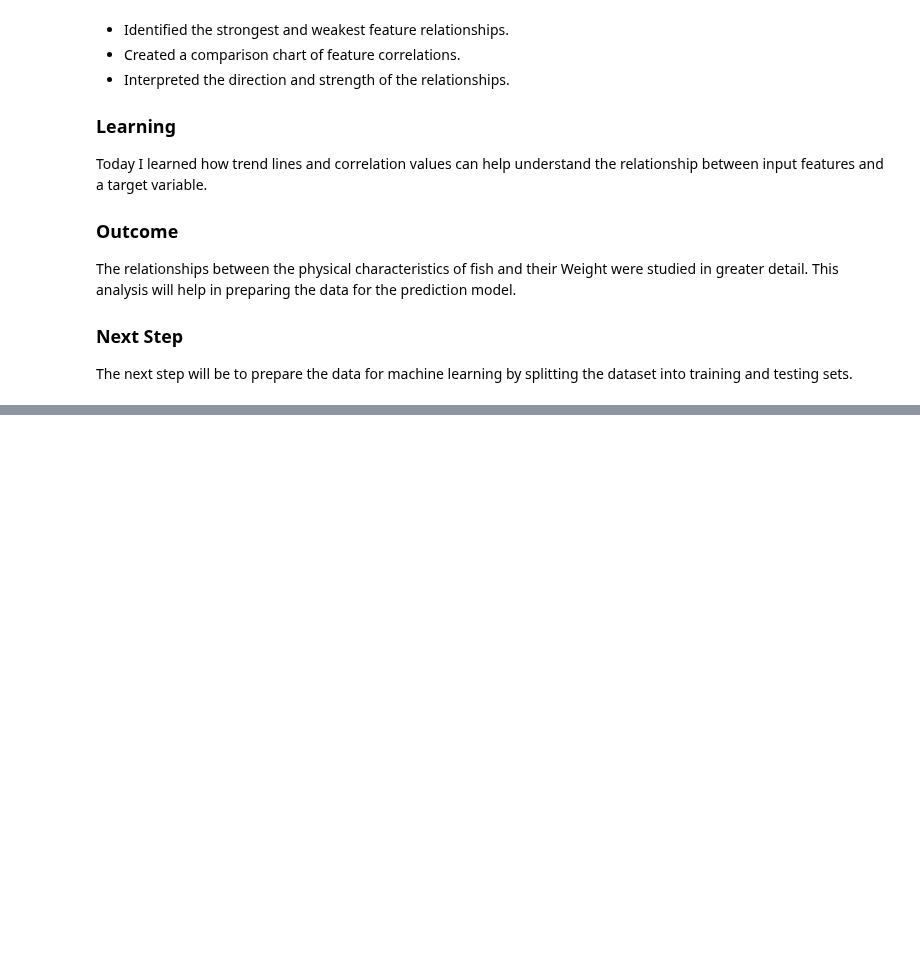
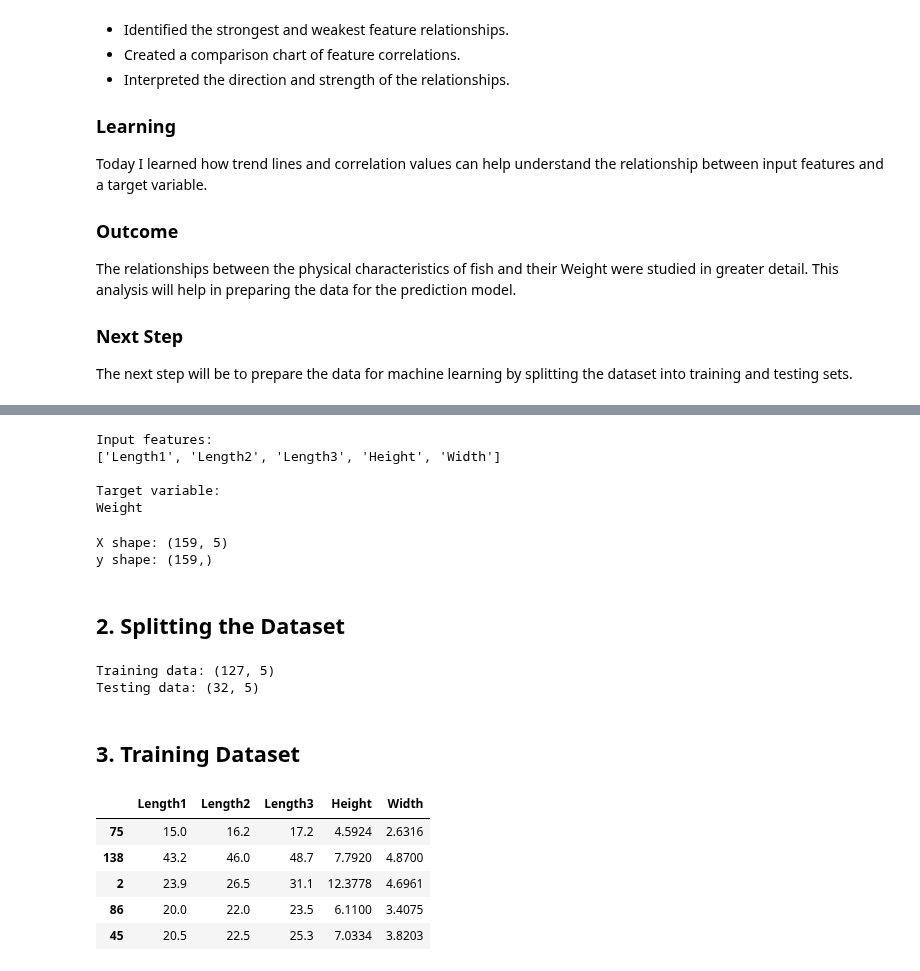
Before and after one commit to abhipsa29-cloud/Fish-Weight-Prediction, a Jupyter notebook: Fish_Weight_Prediction.ipynb, the cells around one changed output, grey strips where cells are left out. Saved outputs shown, nothing was run; the diff lists cells and outputs as text; code cells hidden in the pictures; blank space fills up the shorter version.

Commit message:
Day 9: Prepared data and performed train test split

```diff
--- a/Fish_Weight_Prediction.ipynb
+++ b/Fish_Weight_Prediction.ipynb
@@ -1513,0 +1523,9 @@ splitting the dataset into training and testing sets.
+# %%
+import pandas as pd
+
+url = "https://raw.githubusercontent.com/YBIFoundation/Dataset/main/Fish.csv"
+
+df = pd.read_csv(url)
+
+print("Dataset loaded successfully!")
+print("Dataset shape:", df.shape)
@@ -1513,0 +1537,25 @@ splitting the dataset into training and testing sets.
+# %%
+features = ["Length1", "Length2", "Length3", "Height", "Width"]
+
+X = df[features]
+y = df["Weight"]
+
+print("Input features:")
+print(X.columns.tolist())
+
+print("\nTarget variable:")
+print(y.name)
+# %% [output]
+Input features:
+['Length1', 'Length2', 'Length3', 'Height', 'Width']
+
+Target variable:
+Weight
+# %%
+print("X shape:", X.shape)
+print("y shape:", y.shape)
+# %% [output]
+X shape: (159, 5)
+y shape: (159,)
+# %% [markdown]
+## 2. Splitting the Dataset
@@ -1513,0 +1564,24 @@ splitting the dataset into training and testing sets.
+# %%
+X_train, X_test, y_train, y_test = train_test_split(
+    X,
+    y,
+    test_size=0.20,
+    random_state=42
+)
+
+print("Training data:", X_train.shape)
+print("Testing data:", X_test.shape)
+# %% [output]
+Training data: (127, 5)
+Testing data: (32, 5)
+# %% [markdown]
+## 3. Training Dataset
+# %%
+X_train.head()
+# %% [output]
+|  | Length1 | Length2 | Length3 | Height | Width |
+| 75 | 15.0 | 16.2 | 17.2 | 4.5924 | 2.6316 |
+| 138 | 43.2 | 46.0 | 48.7 | 7.7920 | 4.8700 |
+| 2 | 23.9 | 26.5 | 31.1 | 12.3778 | 4.6961 |
+| 86 | 20.0 | 22.0 | 23.5 | 6.1100 | 3.4075 |
+| 45 | 20.5 | 22.5 | 25.3 | 7.0334 | 3.8203 |
```
Also changed, not shown: parts of 13 cells of this notebook.
